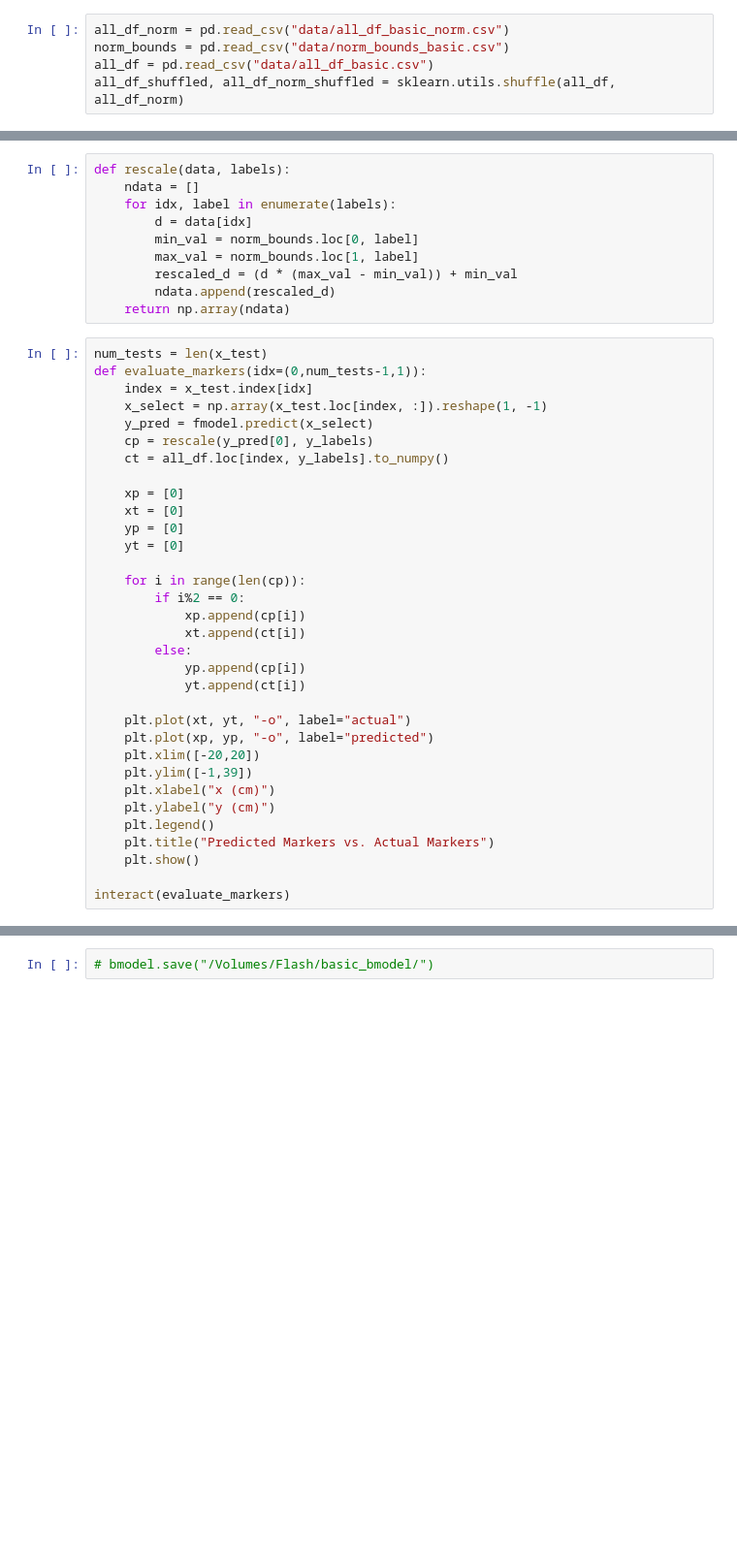
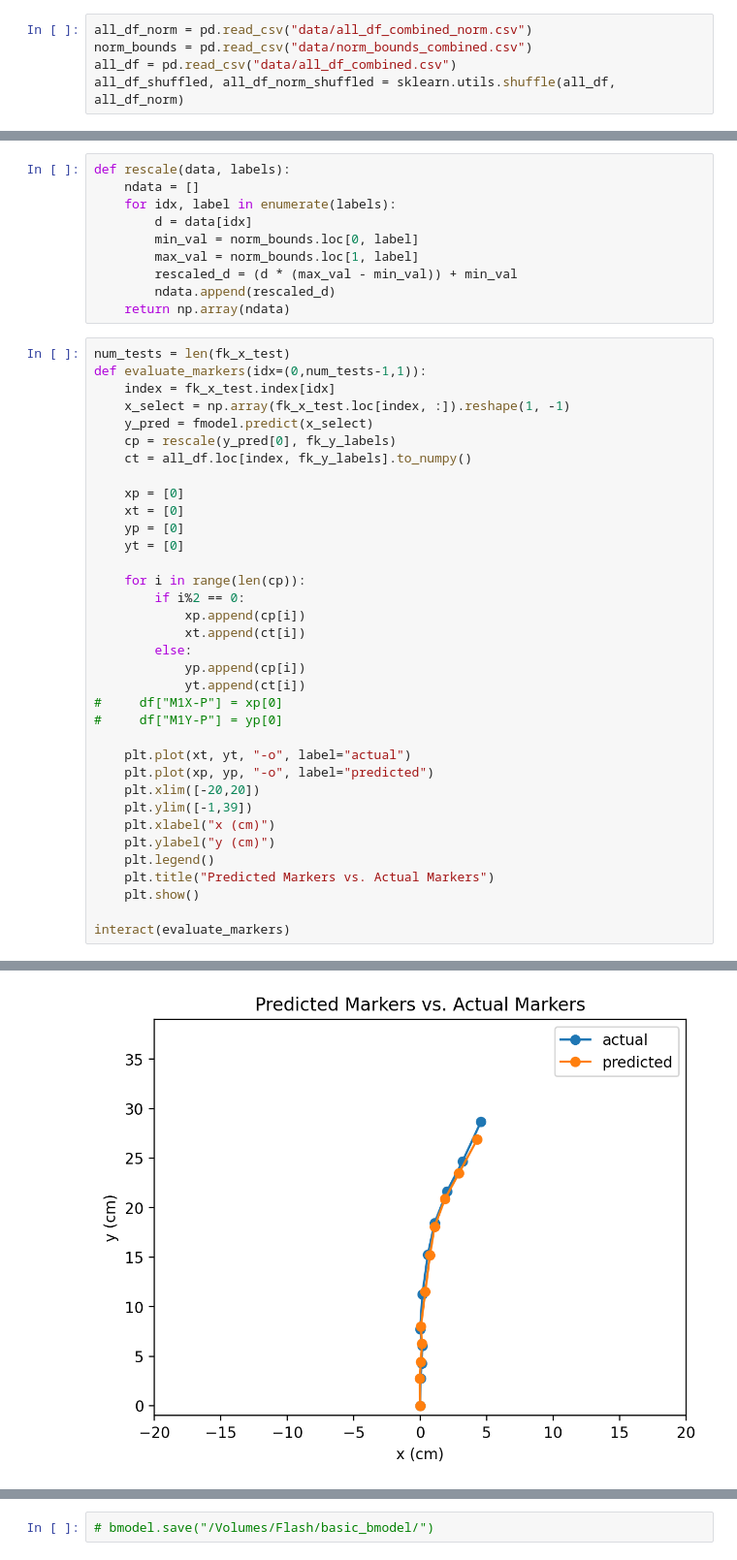
Before and after one commit to david0x00/softwater, a Jupyter notebook: notebooks/RobosoftFigures.ipynb, the cells around one changed output, grey strips where cells are left out. Shown: that part at 97% size. Drawn from its saved outputs; the diff is of its cells as text; blank space fills up the shorter version.

```diff
--- a/notebooks/RobosoftFigures.ipynb
+++ b/notebooks/RobosoftFigures.ipynb
@@ -15,9 +13,9 @@ ModuleNotFoundError: No module named 'tensorflow'
 # %% [markdown]
 # Data In
 # %%
-all_df_norm = pd.read_csv("data/all_df_basic_norm.csv")
-norm_bounds = pd.read_csv("data/norm_bounds_basic.csv")
-all_df = pd.read_csv("data/all_df_basic.csv")
+all_df_norm = pd.read_csv("data/all_df_combined_norm.csv")
+norm_bounds = pd.read_csv("data/norm_bounds_combined.csv")
+all_df = pd.read_csv("data/all_df_combined.csv")
 all_df_shuffled, all_df_norm_shuffled = sklearn.utils.shuffle(all_df, all_df_norm)
 # %% [markdown]
 ### Data Segmenter
@@ -136,13 +218,13 @@ def rescale(data, labels):
         ndata.append(rescaled_d)
     return np.array(ndata)
 # %%
-num_tests = len(x_test)
+num_tests = len(fk_x_test)
 def evaluate_markers(idx=(0,num_tests-1,1)):
-    index = x_test.index[idx]
-    x_select = np.array(x_test.loc[index, :]).reshape(1, -1)
+    index = fk_x_test.index[idx]
+    x_select = np.array(fk_x_test.loc[index, :]).reshape(1, -1)
     y_pred = fmodel.predict(x_select)
-    cp = rescale(y_pred[0], y_labels)
-    ct = all_df.loc[index, y_labels].to_numpy()
+    cp = rescale(y_pred[0], fk_y_labels)
+    ct = all_df.loc[index, fk_y_labels].to_numpy()
 
     xp = [0]
     xt = [0]
@@ -156,6 +238,8 @@ def evaluate_markers(idx=(0,num_tests-1,1)):
         else:
             yp.append(cp[i])
             yt.append(ct[i])
+#     df["M1X-P"] = xp[0]
+#     df["M1Y-P"] = yp[0]
 
     plt.plot(xt, yt, "-o", label="actual")
     plt.plot(xp, yp, "-o", label="predicted")
@@ -168,3 +252,4 @@ def evaluate_markers(idx=(0,num_tests-1,1)):
     plt.show()
 
 interact(evaluate_markers)
+# %% [output]
@@ -170,0 +257 @@ interact(evaluate_markers)
+[figure, added]
```
Also changed, not shown: parts of 12 cells of this notebook, 21 other files.
